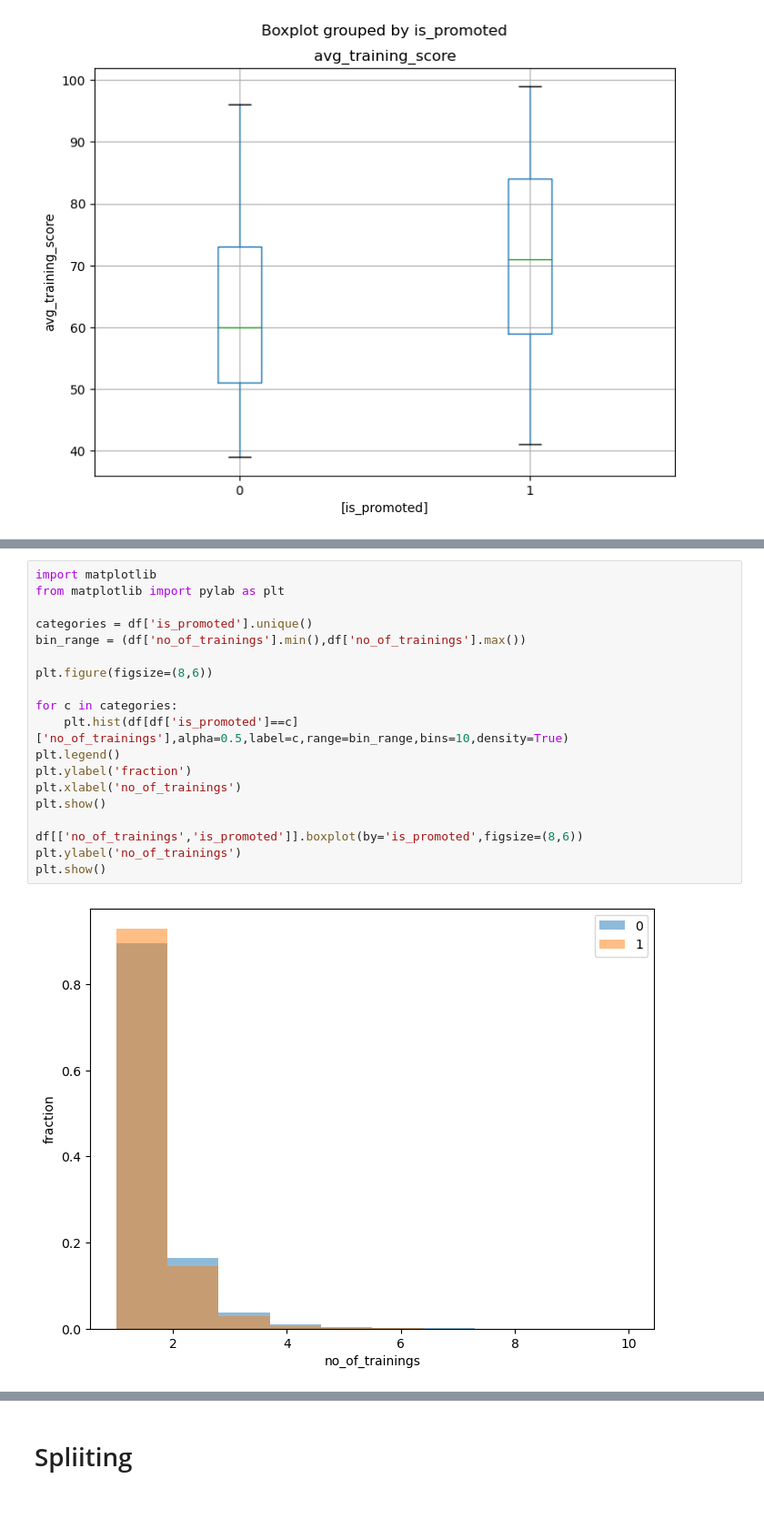
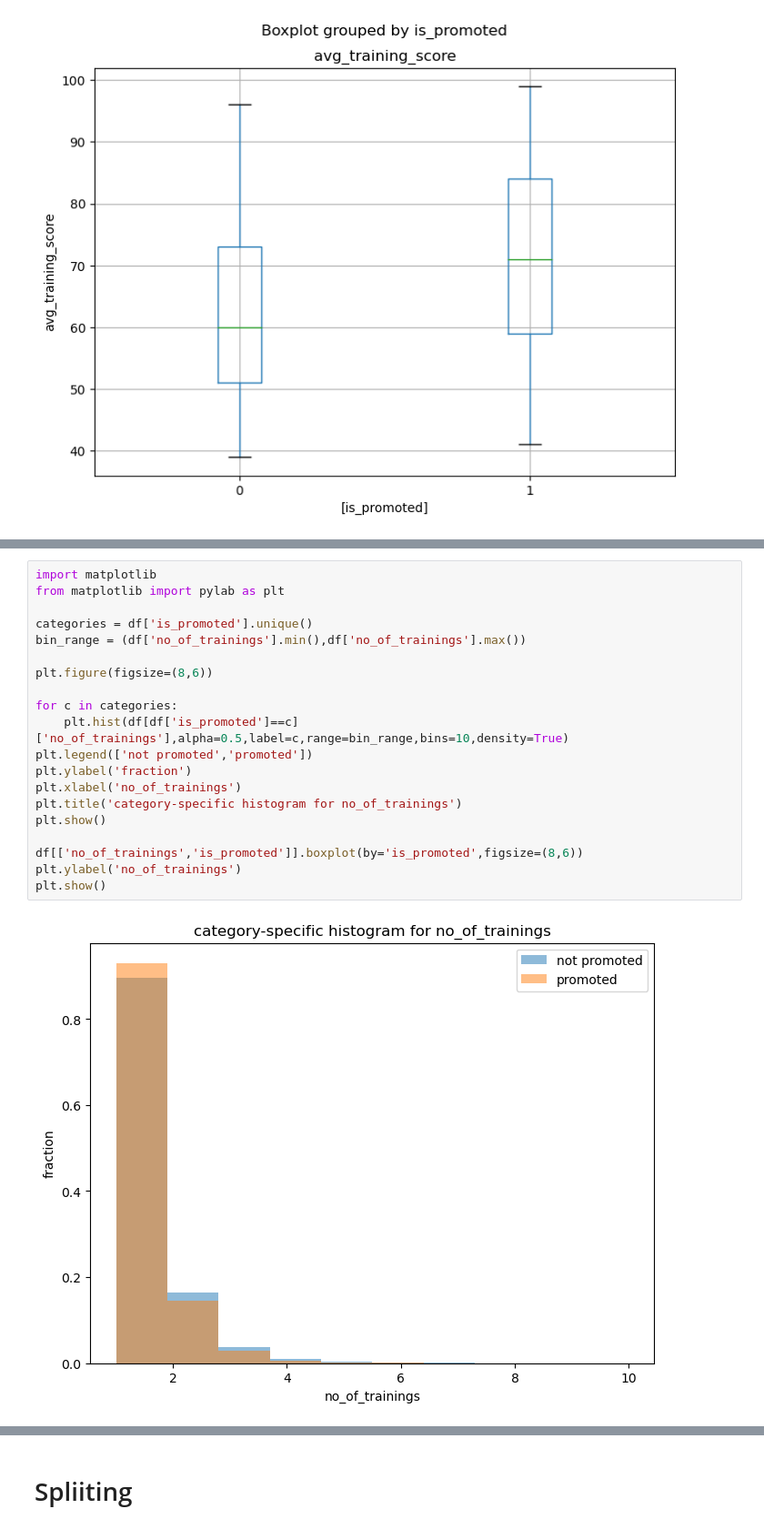
Before and after one commit to kkarzyang/Presentation, a Jupyter notebook: presentation.ipynb, the cells around one changed output, grey strips where cells are left out. Shown at 91% size. Cells and saved outputs as stored; diff of their text form; blank space fills up the shorter version.

```diff
--- a/presentation.ipynb
+++ b/presentation.ipynb
@@ -364,24 +382,25 @@ for col in continuous_cols:
 # %%
 import matplotlib
 from matplotlib import pylab as plt
 
 categories = df['is_promoted'].unique()
 bin_range = (df['no_of_trainings'].min(),df['no_of_trainings'].max())
 
 plt.figure(figsize=(8,6))
 
 for c in categories:
     plt.hist(df[df['is_promoted']==c]['no_of_trainings'],alpha=0.5,label=c,range=bin_range,bins=10,density=True)
-plt.legend()
+plt.legend(['not promoted','promoted'])
 plt.ylabel('fraction')
 plt.xlabel('no_of_trainings')
+plt.title('category-specific histogram for no_of_trainings')
 plt.show()
 
 df[['no_of_trainings','is_promoted']].boxplot(by='is_promoted',figsize=(8,6))
 plt.ylabel('no_of_trainings')
 plt.show()
 # %% [output]
-[figure, old version]
+[figure, new version]
 [figure]
 # %% [markdown]
 # Spliiting
```
Also changed, not shown: parts of 7 cells of this notebook.
